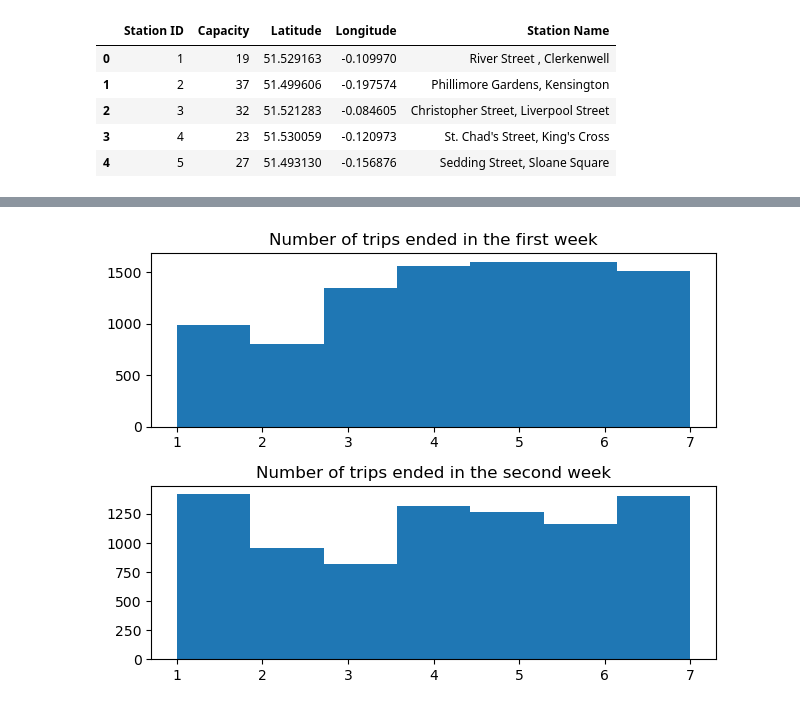
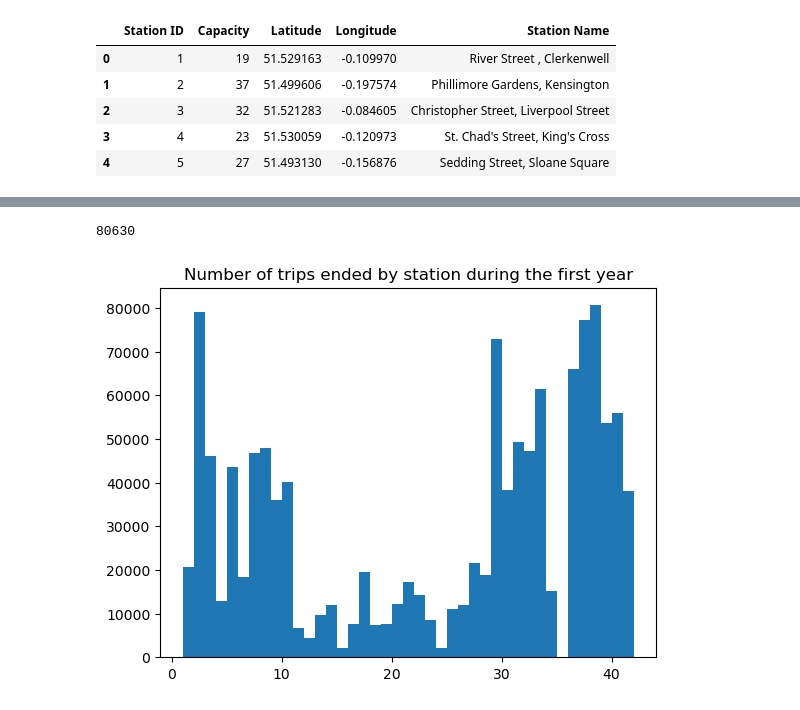
Before and after one commit to FlipGoncalves/BikeSharingDeepLearning, a Jupyter notebook: DatasetSTM/stmdatasetsimulation.ipynb, the cells around one changed output, grey strips where cells are left out. Cells and saved outputs as stored; diff of their text form; code cells hidden in the pictures.

```diff
--- a/DatasetSTM/stmdatasetsimulation.ipynb
+++ b/DatasetSTM/stmdatasetsimulation.ipynb
@@ -123,3 +181,19 @@ trips.head()
+# %%
+# num of trips by station by year
+
+year_stations = {x[0]:0 for x in stations.values}
+
+for trip in trips.values:
+    if trip[4] > one_year:
+        break
+
+    year_stations[trip[1]] += 1
+
+plt.hist(year_stations.keys(), len(year_stations)+1, weights=list(year_stations.values()))
+plt.title("Number of trips ended by station during the first year")
+# %% [output]
+80630
+[figure, added]
 # %%
 data.to_csv("../CSVFiles/data.csv")
 stations.to_csv("../CSVFiles/stations.csv")
@@ -127,31 +201,3 @@ stations.to_csv("../CSVFiles/stations.csv")
 trips[:int(len(trips.values)/3)].to_csv("../CSVFiles/trips1.csv")
 trips[int(len(trips.values)/3):int(len(trips.values)*2/3)].to_csv("../CSVFiles/trips2.csv")
 trips[int(len(trips.values)*2/3):].to_csv("../CSVFiles/trips3.csv")
-# %%
-week = {x:0 for x in range(1,8)}
-week_2 = {x:0 for x in range(1,8)}
-
-first_day = data.values[0][0]
-one_week = datetime.strptime(first_day, "%Y-%m-%d") + timedelta(days=7)
-two_week = datetime.strptime(first_day, "%Y-%m-%d") + timedelta(days=14)
-
-for trip in trips.values:
-    if trip[-1] <= one_week:
-        week[trip[-1].day] += 1
-    elif trip[-1] > one_week and trip[-1] <= two_week:
-        week_2[trip[-1].day%7+1] += 1
-    else:
-        break
-
-
-fig, axs = plt.subplots(2)
-
-axs[0].hist(week.keys(), len(week), weights=list(week.values()))
-axs[0].set_title("Number of trips ended in the first week")
-
-axs[1].hist(week_2.keys(), len(week_2), weights=list(week_2.values()))
-axs[1].set_title(f"Number of trips ended in the second week")
-
-fig.tight_layout()
-# %% [output]
-[figure, removed]
```
Also changed, not shown: parts of 13 cells of this notebook.
